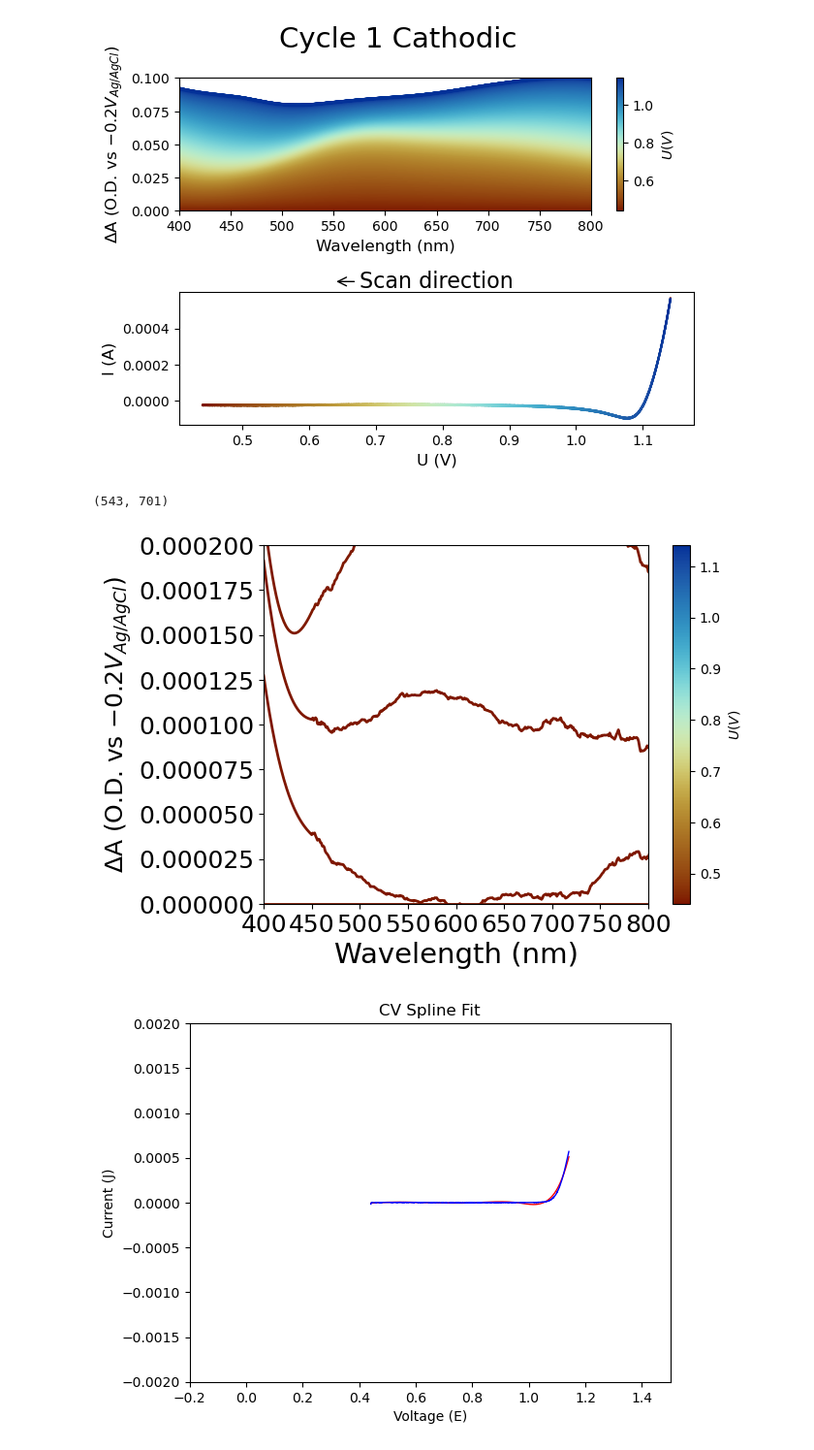
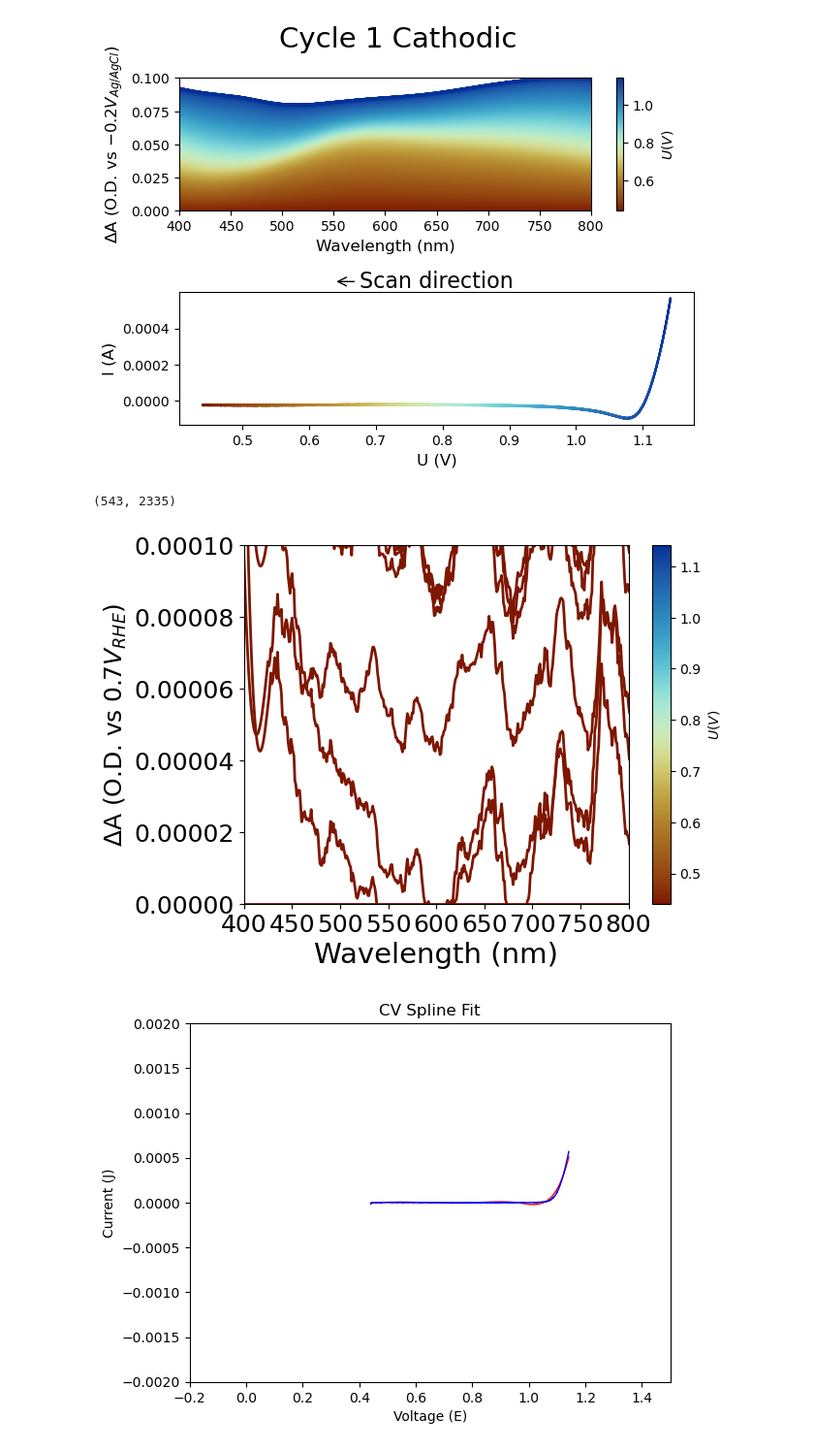
Before and after one commit to BenjaminSMoss/Ir-Benchmark, a Jupyter notebook: 10mVs-1-2cycles/Ir_analysis.ipynb, the cells around one changed output. Shown at 97% size. Saved outputs shown, nothing was run; the diff lists cells and outputs as text; code cells hidden in the pictures.

```diff
--- a/10mVs-1-2cycles/Ir_analysis.ipynb
+++ b/10mVs-1-2cycles/Ir_analysis.ipynb
@@ -106,12 +88,13 @@ for key, value in SpEC1.CV_scans.items():
 [figure]
 [figure]
 # %%
-data, ref=sp.calculateDOD(SpEC1, 1, 'Anodic', -0.2, 101)
-sp.plot_DOD(data, y_max=0.0002, y_min=-0, x_min=400, x_max=800, reference_potential=f"$ {ref}V_{{Ag/AgCl}}$")
+data, ref=sp.calculateDOD(SpEC1, 1, 'Anodic', 0.44, 51)
+ref2=ref+0.26
+sp.plot_DOD(data, y_max=0.0001, y_min=0.0, x_min=400, x_max=800, reference_potential=f"$ {ref2}V_{{RHE}}$")
 data.shape
 # %% [output]
-(543, 701)
+(543, 2335)
-[figure, old version]
+[figure, new version]
 # %%
 import numpy as np
 import matplotlib.pyplot as plt
```
Also changed, not shown: parts of 9 cells of this notebook, 7 other files.
